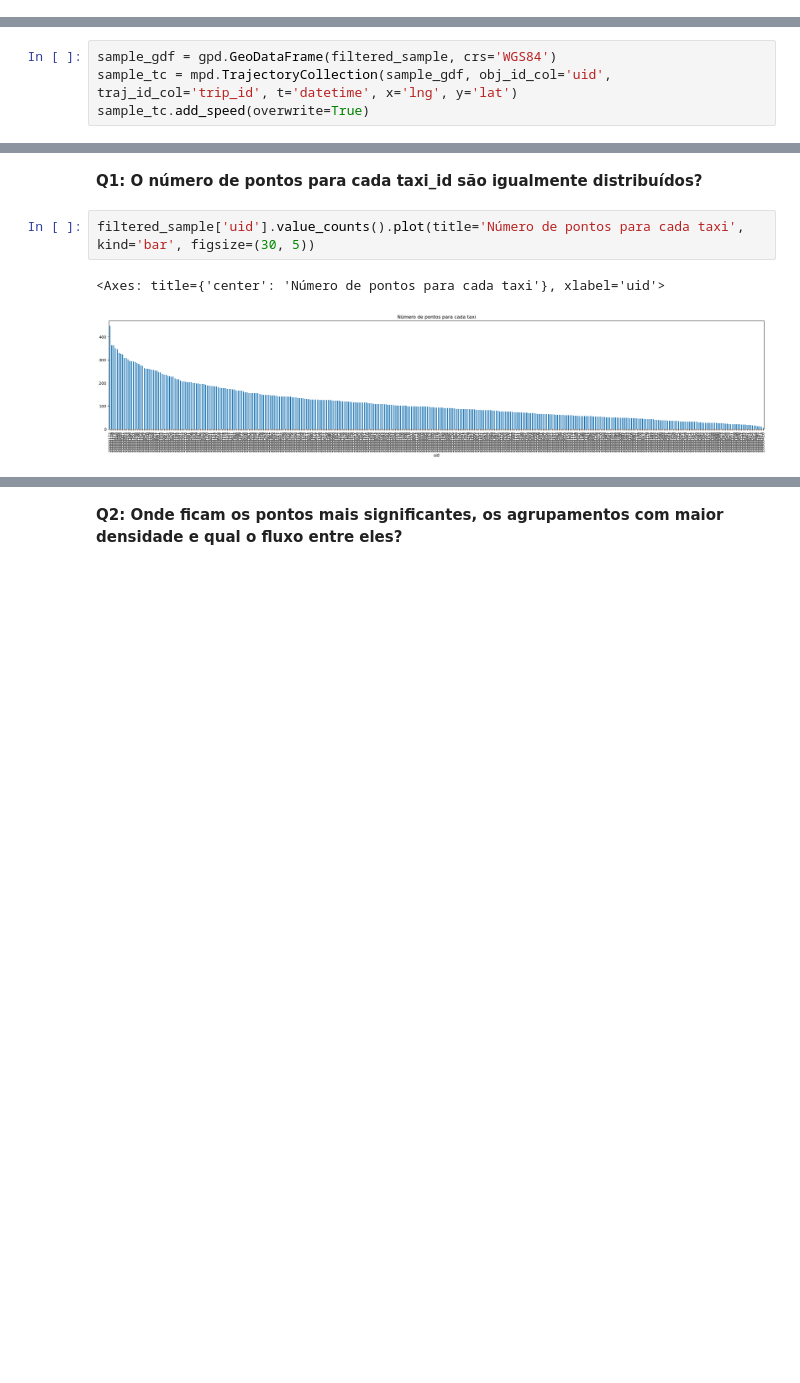
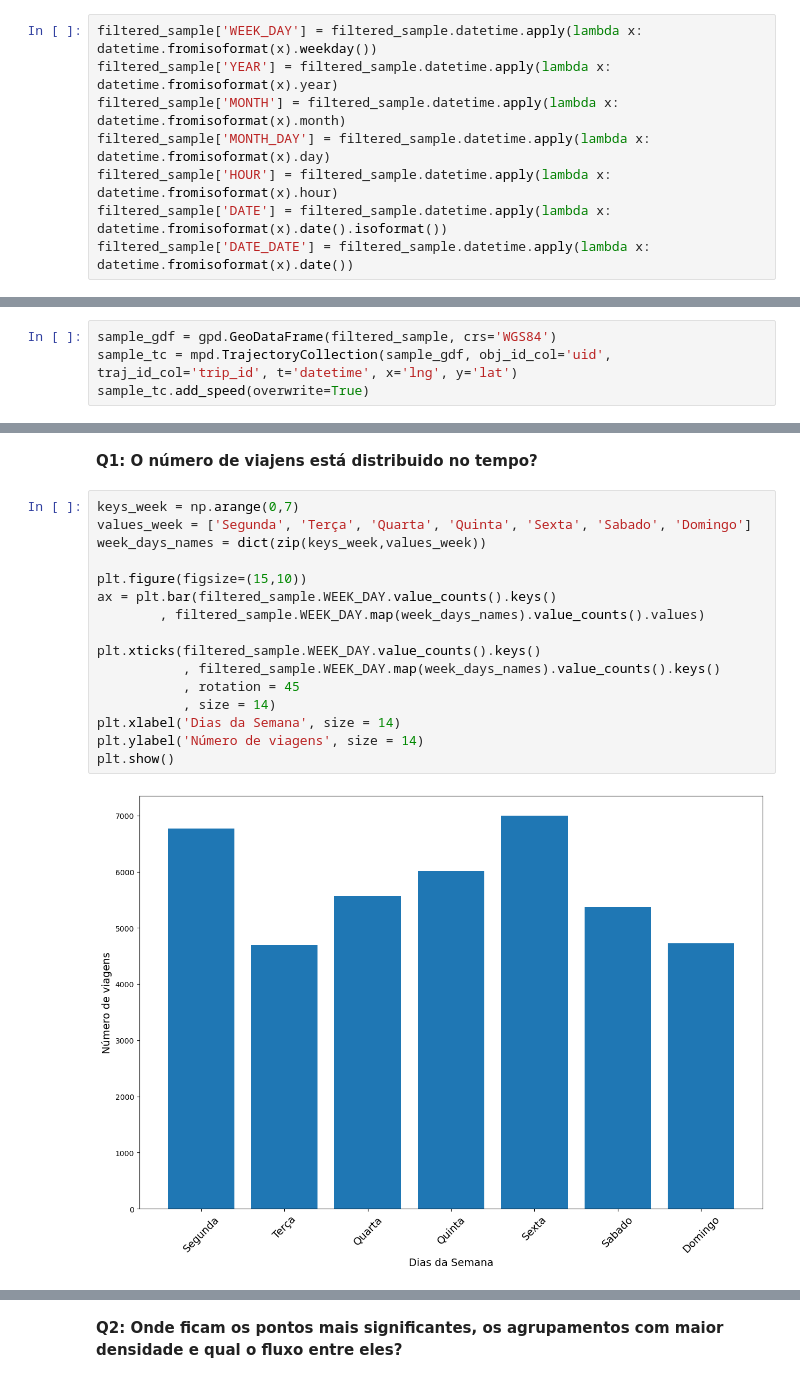
Before and after one commit to edgarsoliveira1/Analisando-e-Entendendo-a-Mobilidade-no-Espaco-Urbano-a-partir-de-Traces-Digitais-Teoria-e-Pratica, a Jupyter notebook: 8_exploração_de_dados.ipynb, the cells around one changed output, grey strips where cells are left out. Cells and saved outputs as stored; diff of their text form; blank space fills up the shorter version.

Commit message:
Distribuição de viagens ao logo do tempo

```diff
--- a/8_exploração_de_dados.ipynb
+++ b/8_exploração_de_dados.ipynb
@@ -23,6 +24,14 @@ Load Filtered Sample
 # %%
 filtered_sample = pd.read_csv('./train_filtered_sample.csv')
 filtered_sample['geometry'] = filtered_sample[['lng', 'lat',]].apply(Point, axis=1)
+# %%
+filtered_sample['WEEK_DAY'] = filtered_sample.datetime.apply(lambda x: datetime.fromisoformat(x).weekday())
+filtered_sample['YEAR'] = filtered_sample.datetime.apply(lambda x: datetime.fromisoformat(x).year)
+filtered_sample['MONTH'] = filtered_sample.datetime.apply(lambda x: datetime.fromisoformat(x).month)
+filtered_sample['MONTH_DAY'] = filtered_sample.datetime.apply(lambda x: datetime.fromisoformat(x).day)
+filtered_sample['HOUR'] = filtered_sample.datetime.apply(lambda x: datetime.fromisoformat(x).hour)
+filtered_sample['DATE'] = filtered_sample.datetime.apply(lambda x: datetime.fromisoformat(x).date().isoformat())
+filtered_sample['DATE_DATE'] = filtered_sample.datetime.apply(lambda x: datetime.fromisoformat(x).date())
 # %% [markdown]
 **Q0: Qual a maior velocidade registrada?**
 # %%
@@ -37,7 +46,20 @@ Maior velocidade registrada é 292.46 km/h
 # %% [markdown]
-**Q1: O número de pontos para cada taxi_id são igualmente distribuídos?**
+**Q1: O número de viajens está distribuido no tempo?**
-# %%
-filtered_sample['uid'].value_counts().plot(title='Número de pontos para cada taxi', kind='bar', figsize=(30, 5))
-# %% [output]
-<Axes: title={'center': 'Número de pontos para cada taxi'}, xlabel='uid'>
-[figure, removed]
+# %%
+keys_week = np.arange(0,7)
+values_week = ['Segunda', 'Terça', 'Quarta', 'Quinta', 'Sexta', 'Sabado', 'Domingo']
+week_days_names = dict(zip(keys_week,values_week))
+
+plt.figure(figsize=(15,10))
+ax = plt.bar(filtered_sample.WEEK_DAY.value_counts().keys()
+        , filtered_sample.WEEK_DAY.map(week_days_names).value_counts().values)
+
+plt.xticks(filtered_sample.WEEK_DAY.value_counts().keys()
+           , filtered_sample.WEEK_DAY.map(week_days_names).value_counts().keys()
+           , rotation = 45
+           , size = 14)
+plt.xlabel('Dias da Semana', size = 14)
+plt.ylabel('Número de viagens', size = 14)
+plt.show()
+# %% [output]
+[figure, added]
```
Also changed, not shown: parts of 6 cells of this notebook.
